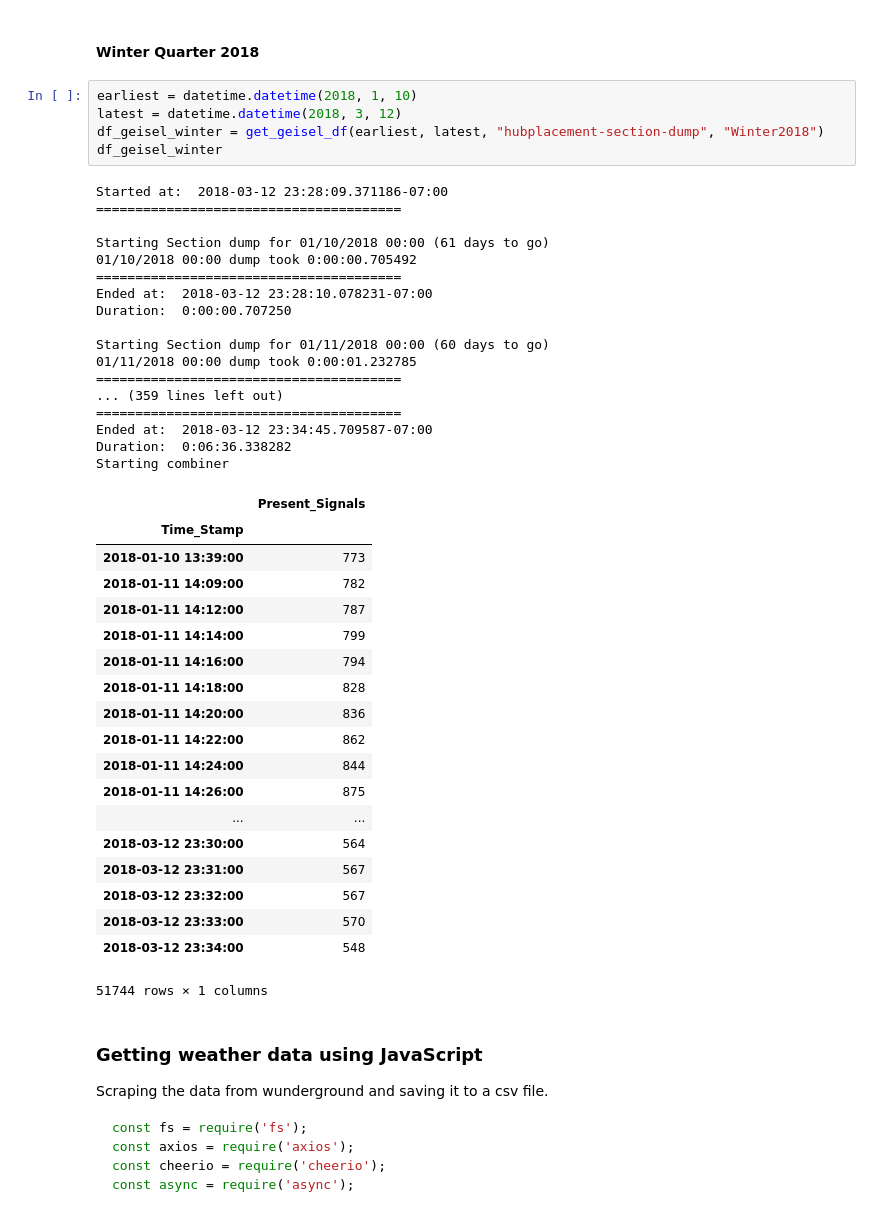
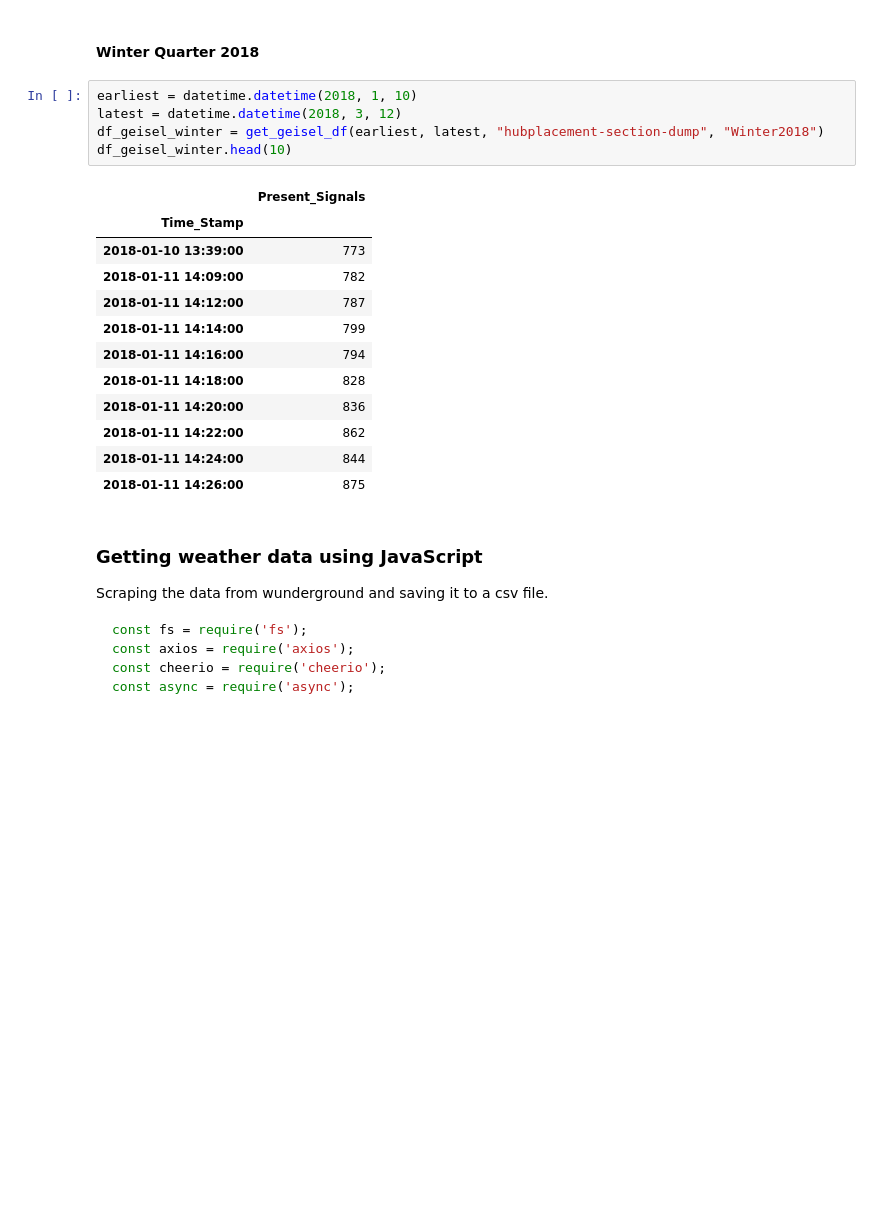
Before and after one commit to kelvinluime/Pr_059, a Jupyter notebook: FinalProject.ipynb, the cells around one changed output. Drawn from its saved outputs; the diff is of its cells as text; blank space fills up the shorter version.

```diff
--- a/FinalProject.ipynb
+++ b/FinalProject.ipynb
@@ -278,45 +272,21 @@ df_geisel_fall
 # %%
 earliest = datetime.datetime(2018, 1, 10)
 latest = datetime.datetime(2018, 3, 12)
 df_geisel_winter = get_geisel_df(earliest, latest, "hubplacement-section-dump", "Winter2018")
-df_geisel_winter
+df_geisel_winter.head(10)
 # %% [output]
-Started at:  2018-03-12 23:28:09.371186-07:00
-=======================================
-
-Starting Section dump for 01/10/2018 00:00 (61 days to go)
-01/10/2018 00:00 dump took 0:00:00.705492
-=======================================
-Ended at:  2018-03-12 23:28:10.078231-07:00
-Duration:  0:00:00.707250
-
-Starting Section dump for 01/11/2018 00:00 (60 days to go)
-01/11/2018 00:00 dump took 0:00:01.232785
-=======================================
-... (359 lines left out)
-=======================================
-Ended at:  2018-03-12 23:34:45.709587-07:00
-Duration:  0:06:36.338282
-Starting combiner
 |  | Present_Signals |
 | Time_Stamp |  |
 | 2018-01-10 13:39:00 | 773 |
 | 2018-01-11 14:09:00 | 782 |
 | 2018-01-11 14:12:00 | 787 |
 | 2018-01-11 14:14:00 | 799 |
 | 2018-01-11 14:16:00 | 794 |
 | 2018-01-11 14:18:00 | 828 |
 | 2018-01-11 14:20:00 | 836 |
 | 2018-01-11 14:22:00 | 862 |
 | 2018-01-11 14:24:00 | 844 |
 | 2018-01-11 14:26:00 | 875 |
-| ... | ... |
-| 2018-03-12 23:30:00 | 564 |
-| 2018-03-12 23:31:00 | 567 |
-| 2018-03-12 23:32:00 | 567 |
-| 2018-03-12 23:33:00 | 570 |
-| 2018-03-12 23:34:00 | 548 |
-51744 rows × 1 columns
 # %% [markdown]
 ### Getting weather data using JavaScript
 
```
Also changed, not shown: parts of 25 cells of this notebook.
